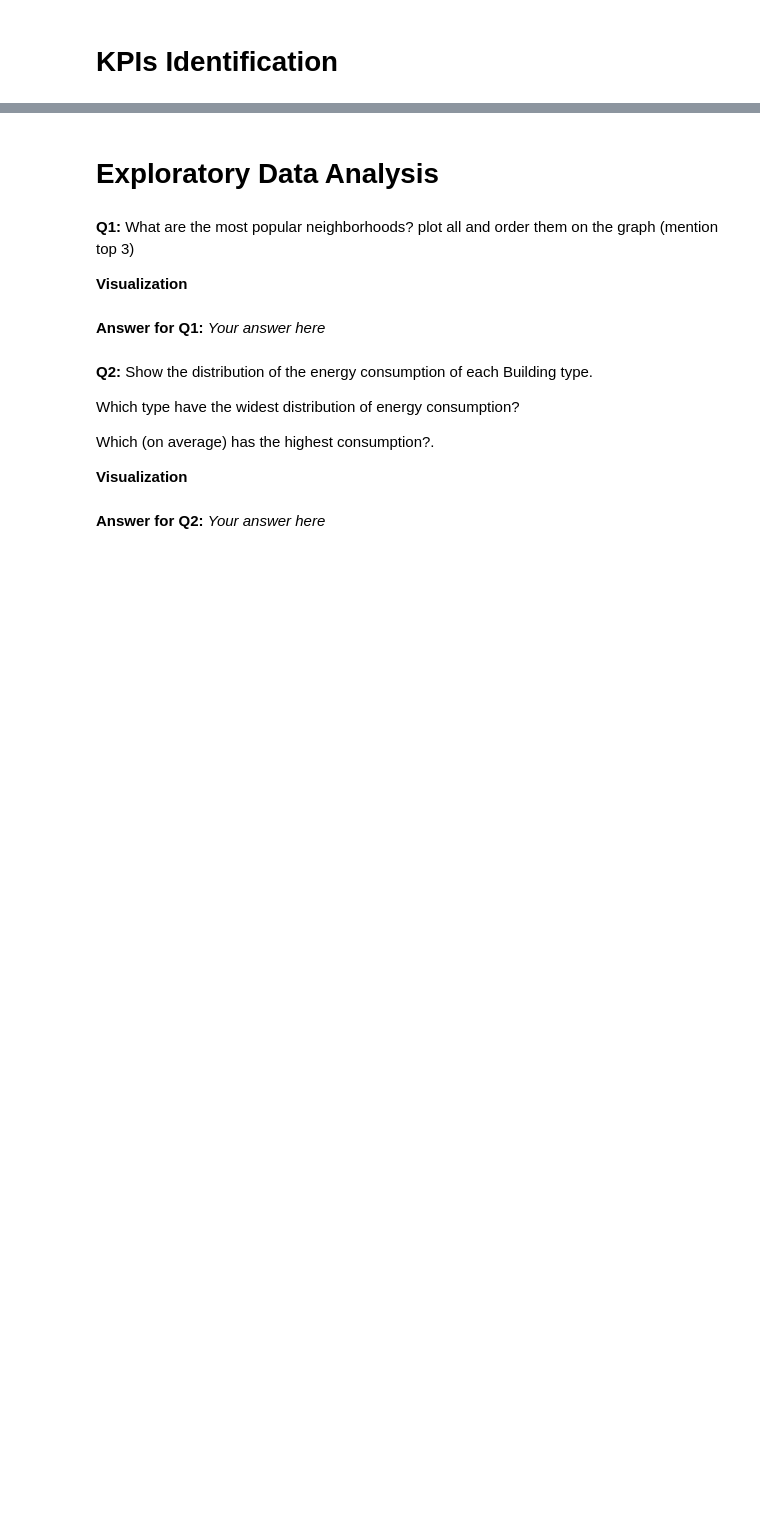
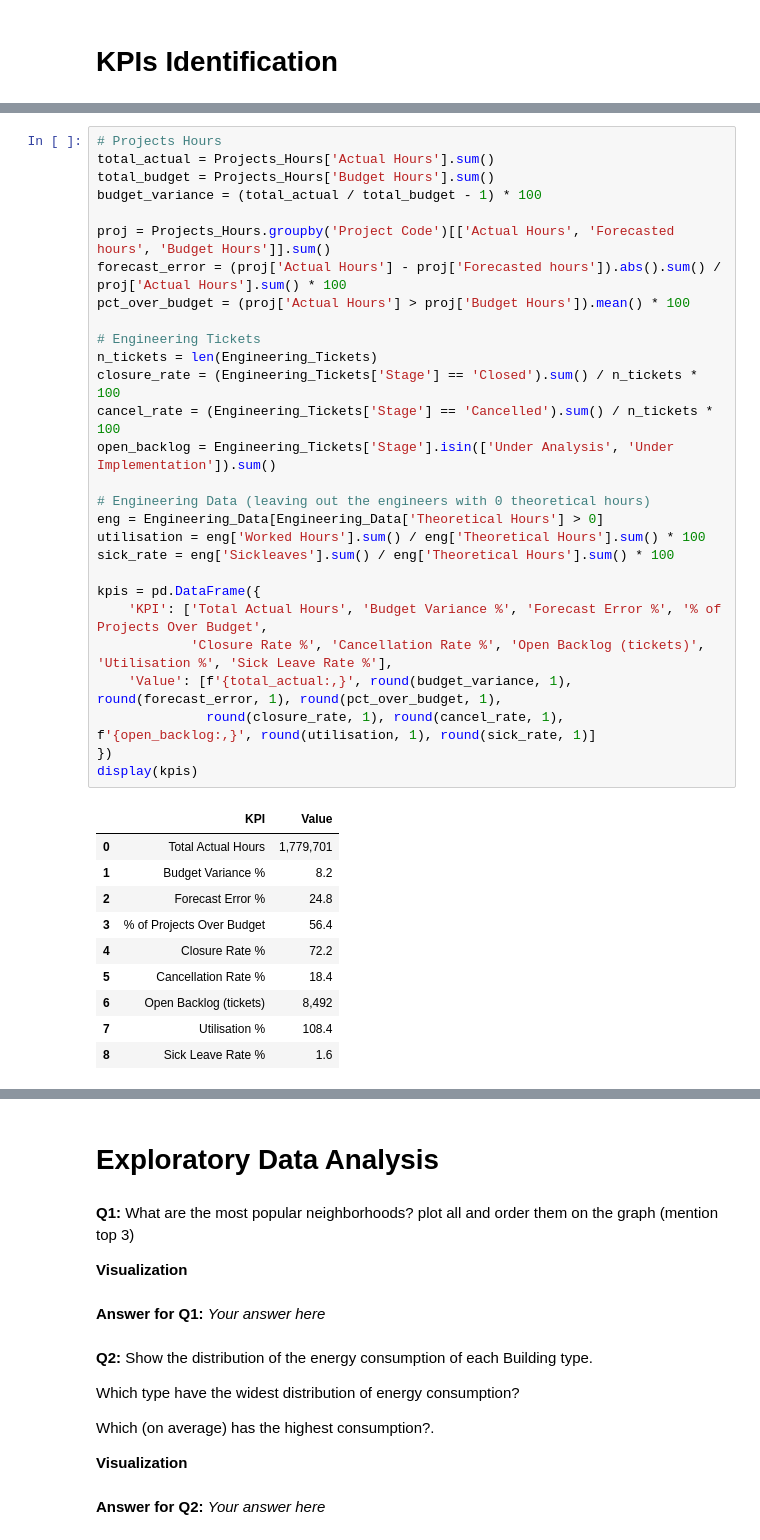
Before and after one commit to nada-2038/Valeo-BI-Business-Case, a Jupyter notebook: valeo-bi-case-study-git-program.ipynb, the cells around one changed output, grey strips where cells are left out. Saved outputs shown, nothing was run; the diff lists cells and outputs as text; blank space fills up the shorter version.

```diff
--- a/valeo-bi-case-study-git-program.ipynb
+++ b/valeo-bi-case-study-git-program.ipynb
@@ -801,0 +918,39 @@ I plotted this to check if engineers are overworked or underutilised. Most of th
+# %%
+# Projects Hours
+total_actual = Projects_Hours['Actual Hours'].sum()
+total_budget = Projects_Hours['Budget Hours'].sum()
+budget_variance = (total_actual / total_budget - 1) * 100
+
+proj = Projects_Hours.groupby('Project Code')[['Actual Hours', 'Forecasted hours', 'Budget Hours']].sum()
+forecast_error = (proj['Actual Hours'] - proj['Forecasted hours']).abs().sum() / proj['Actual Hours'].sum() * 100
+pct_over_budget = (proj['Actual Hours'] > proj['Budget Hours']).mean() * 100
+
+# Engineering Tickets
+n_tickets = len(Engineering_Tickets)
+closure_rate = (Engineering_Tickets['Stage'] == 'Closed').sum() / n_tickets * 100
+cancel_rate = (Engineering_Tickets['Stage'] == 'Cancelled').sum() / n_tickets * 100
+open_backlog = Engineering_Tickets['Stage'].isin(['Under Analysis', 'Under Implementation']).sum()
+
+# Engineering Data (leaving out the engineers with 0 theoretical hours)
+eng = Engineering_Data[Engineering_Data['Theoretical Hours'] > 0]
+utilisation = eng['Worked Hours'].sum() / eng['Theoretical Hours'].sum() * 100
+sick_rate = eng['Sickleaves'].sum() / eng['Theoretical Hours'].sum() * 100
+
+kpis = pd.DataFrame({
+    'KPI': ['Total Actual Hours', 'Budget Variance %', 'Forecast Error %', '% of Projects Over Budget',
+            'Closure Rate %', 'Cancellation Rate %', 'Open Backlog (tickets)', 'Utilisation %', 'Sick Leave Rate %'],
+    'Value': [f'{total_actual:,}', round(budget_variance, 1), round(forecast_error, 1), round(pct_over_budget, 1),
+              round(closure_rate, 1), round(cancel_rate, 1), f'{open_backlog:,}', round(utilisation, 1), round(sick_rate, 1)]
+})
+display(kpis)
+# %% [output]
+|  | KPI | Value |
+| 0 | Total Actual Hours | 1,779,701 |
+| 1 | Budget Variance % | 8.2 |
+| 2 | Forecast Error % | 24.8 |
+| 3 | % of Projects Over Budget | 56.4 |
+| 4 | Closure Rate % | 72.2 |
+| 5 | Cancellation Rate % | 18.4 |
+| 6 | Open Backlog (tickets) | 8,492 |
+| 7 | Utilisation % | 108.4 |
+| 8 | Sick Leave Rate % | 1.6 |
```
Also changed, not shown: parts of 10 cells of this notebook.
